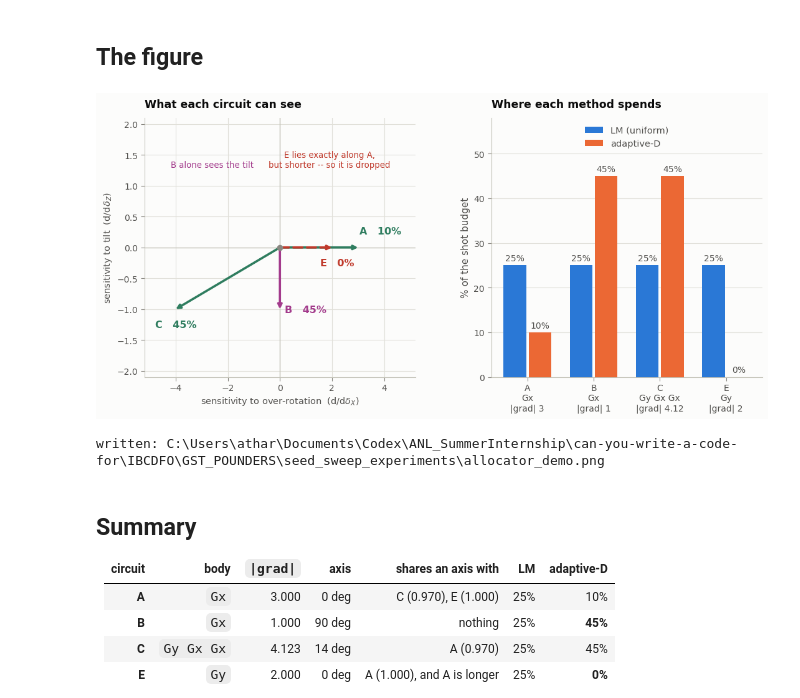
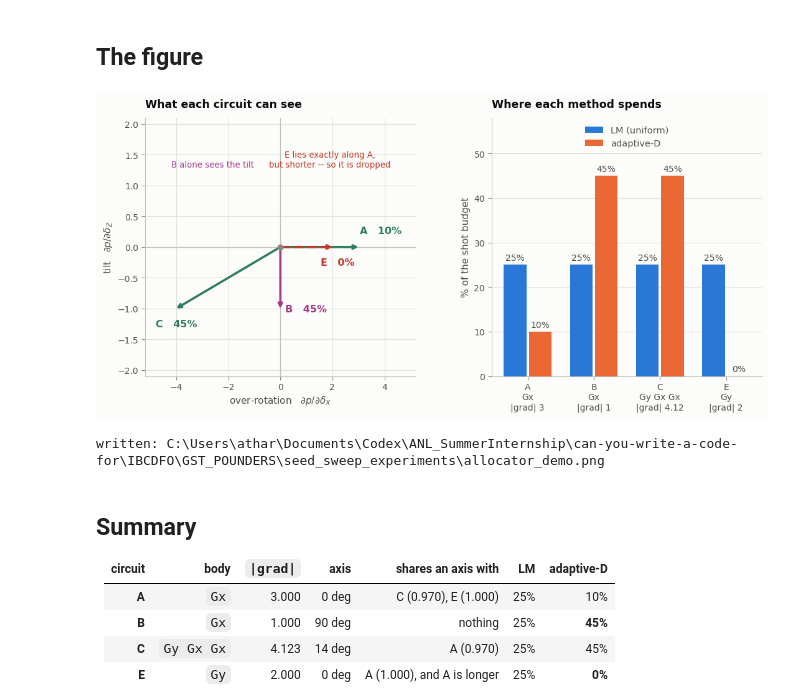
Before and after one commit to POptUS/IBCDFO, a Jupyter notebook: GST_POUNDERS/seed_sweep_experiments/allocator_demo.ipynb, the cells around one changed output. Drawn from its saved outputs; the diff is of its cells as text; code cells hidden in the pictures.

```diff
--- a/GST_POUNDERS/seed_sweep_experiments/allocator_demo.ipynb
+++ b/GST_POUNDERS/seed_sweep_experiments/allocator_demo.ipynb
@@ -289,8 +289,8 @@ ax.plot(0, 0, "o", ms=6, color=MUTED, zorder=5)
 
 ax.set_xlim(-5.2, 5.2)
 ax.set_ylim(-2.1, 2.1)
-ax.set_xlabel("sensitivity to over-rotation  (d/d$\\delta_X$)", color=INK2, fontsize=10.5)
-ax.set_ylabel("sensitivity to tilt  (d/d$\\delta_Z$)", color=INK2, fontsize=10.5)
+ax.set_xlabel("over-rotation   $\partial p / \partial \delta_X$", color=INK2, fontsize=11)
+ax.set_ylabel("tilt   $\partial p / \partial \delta_Z$", color=INK2, fontsize=11)
 ax.set_title("What each circuit can see", color=INK, fontsize=12.5,
              fontweight="semibold", loc="left", pad=12)
 ax.tick_params(colors=MUTED, labelcolor=INK2, length=4)
@@ -312,34 +312,34 @@ ax.set_axisbelow(True)
 x = np.arange(len(FOUR))
 ax.bar(x - 0.19, lm_share, width=0.34, color=BLUE, label="LM (uniform)", zorder=3)
 ax.bar(x + 0.19, d_share, width=0.34, color=ORANGE, label="adaptive-D", zorder=3)
 for xi, (lo, hi) in enumerate(zip(lm_share, d_share)):
     ax.annotate(f"{lo:.0f}%", (xi - 0.19, lo), textcoords="offset points", xytext=(0, 5),
                 ha="center", color=INK2, fontsize=10)
     ax.annotate(f"{hi:.0f}%", (xi + 0.19, hi), textcoords="offset points", xytext=(0, 5),
                 ha="center", color=INK2, fontsize=10)
 ax.set_xticks(x)
 ax.set_xticklabels([f"A\nGx\n|grad| {np.linalg.norm(grad[0]):.0f}",
                     f"B\nGx\n|grad| {np.linalg.norm(grad[1]):.0f}",
                     f"C\nGy Gx Gx\n|grad| {np.linalg.norm(grad[2]):.2f}",
                     f"E\nGy\n|grad| {np.linalg.norm(grad[3]):.0f}"], fontsize=10)
 ax.set_ylabel("% of the shot budget", color=INK2, fontsize=11)
 ax.set_ylim(0, 58)
 ax.set_title("Where each method spends", color=INK, fontsize=12.5,
              fontweight="semibold", loc="left", pad=12)
 ax.tick_params(colors=MUTED, labelcolor=INK2, length=4)
 for s in ("top", "right"):
     ax.spines[s].set_visible(False)
 for s in ("left", "bottom"):
     ax.spines[s].set_color(AXIS)
 leg = ax.legend(frameon=False, fontsize=10.5, loc="upper center")
 for t in leg.get_texts():
     t.set_color(INK2)
 
 fig.savefig(SSE / "allocator_demo.png", dpi=170, bbox_inches="tight", facecolor=SURFACE)
 plt.show()
 print(f"written: {SSE / 'allocator_demo.png'}")
 # %% [output]
-[figure, old version]
+[figure, new version]
 written: C:\Users\athar\Documents\Codex\ANL_SummerInternship\can-you-write-a-code-for\IBCDFO\GST_POUNDERS\seed_sweep_experiments\allocator_demo.png
 # %% [markdown]
 ## Summary
```
Also changed, not shown: 1 other file.
